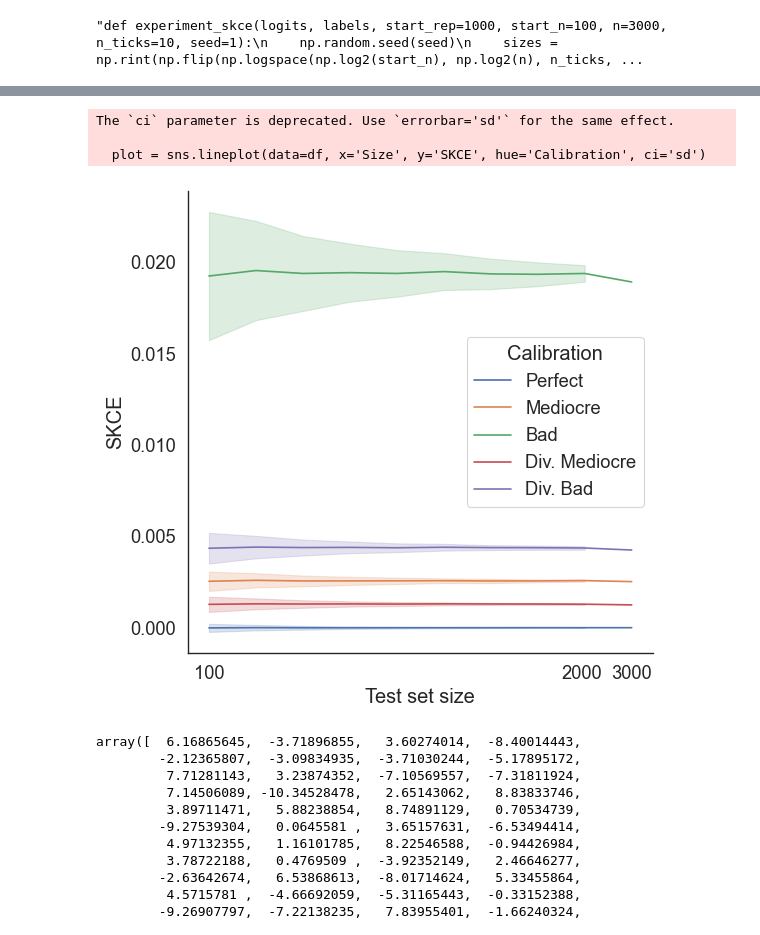
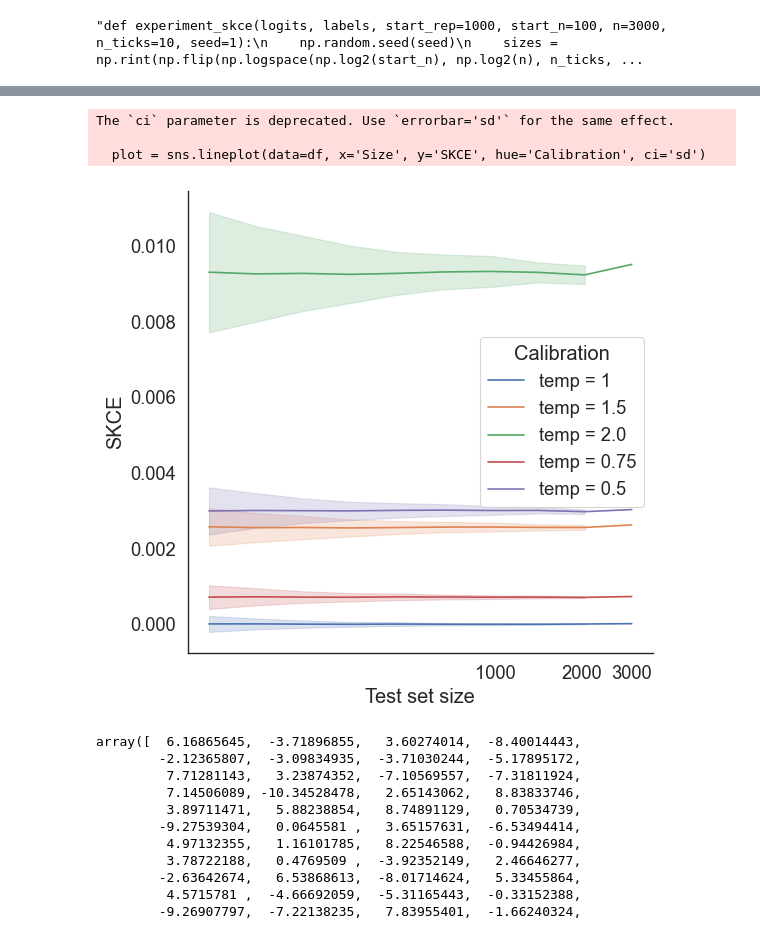
Before and after one commit to MLO-lab/Py_KCE, a Jupyter notebook: ECE bias ground truth simulation.ipynb, the cells around one changed output, grey strips where cells are left out. Drawn from its saved outputs; the diff is of its cells as text; code cells hidden in the pictures.

```diff
--- a/ECE bias ground truth simulation.ipynb
+++ b/ECE bias ground truth simulation.ipynb
@@ -167,5 +173,5 @@ plot.figure.savefig(results_dir + 'ece_sim.pdf', bbox_inches = "tight")
 # %%
-from joblib import Parallel, delayed
+
 
 def experiment_skce(logits, labels, start_rep=1000, start_n=100, n=3000, n_ticks=10, seed=1):
     def compute_SKCE(s):
@@ -176,14 +182,14 @@ def experiment_skce(logits, labels, start_rep=1000, start_n=100, n=3000, n_ticks
 
         skce_0 = SKCE_vector(rbf_pw, probs, label_binarize(ys, classes=np.arange(C)))
         skce_1 = SKCE_vector(rbf_pw, probs * 1.5, label_binarize(ys, classes=np.arange(C)))
-        skce_2 = SKCE_vector(rbf_pw, probs * 2.5, label_binarize(ys, classes=np.arange(C)))
-        skce_3 = SKCE_vector(rbf_pw, probs / 1.5, label_binarize(ys, classes=np.arange(C)))
-        skce_4 = SKCE_vector(rbf_pw, probs / 2.5, label_binarize(ys, classes=np.arange(C)))
+        skce_2 = SKCE_vector(rbf_pw, probs * 2.0, label_binarize(ys, classes=np.arange(C)))
+        skce_3 = SKCE_vector(rbf_pw, probs * 0.75, label_binarize(ys, classes=np.arange(C)))
+        skce_4 = SKCE_vector(rbf_pw, probs * 0.5, label_binarize(ys, classes=np.arange(C)))
 
         return pd.DataFrame({
             'SKCE': [skce_0, skce_1, skce_2, skce_3, skce_4],
             'Size': [s, s, s, s, s],
-            'Calibration': ['Perfect', 'Mediocre', 'Bad', 'Div. Mediocre', 'Div. Bad']
+            'Calibration': ['temp = 1', 'temp = 1.5', 'temp = 2.0', 'temp = 0.75', 'temp = 0.5']
         })
 
     np.random.seed(seed)
@@ -250,23 +256,23 @@ results = experiment_skce(logits_test, labels_test)
 # %%
 
 # Plot SKCE instead of ECE
 df = results
-ticks = [100, 2000, 3000]
+ticks = [1000, 2000, 3000]
 rc = {'figure.figsize': (6, 6)}
 font_scale = 1.5
 sns.set(rc=rc, font_scale=font_scale, context='paper')
 sns.set_style("white")
 plot = sns.lineplot(data=df, x='Size', y='SKCE', hue='Calibration', ci='sd')
 plot.set(
     xscale='log', xticks=ticks, xticklabels=ticks, xlabel='Test set size')
 sns.despine(left=False, bottom=False)
 
 #error_bound = 'sd'
 # %% [output]
 The `ci` parameter is deprecated. Use `errorbar='sd'` for the same effect.
 
   plot = sns.lineplot(data=df, x='Size', y='SKCE', hue='Calibration', ci='sd')
-[figure, old version]
+[figure, new version]
 # %%
 fig = plot.get_figure()
 fig.savefig("full_exp_2.png")
```
Also changed, not shown: parts of 30 cells of this notebook, 1 other file.
